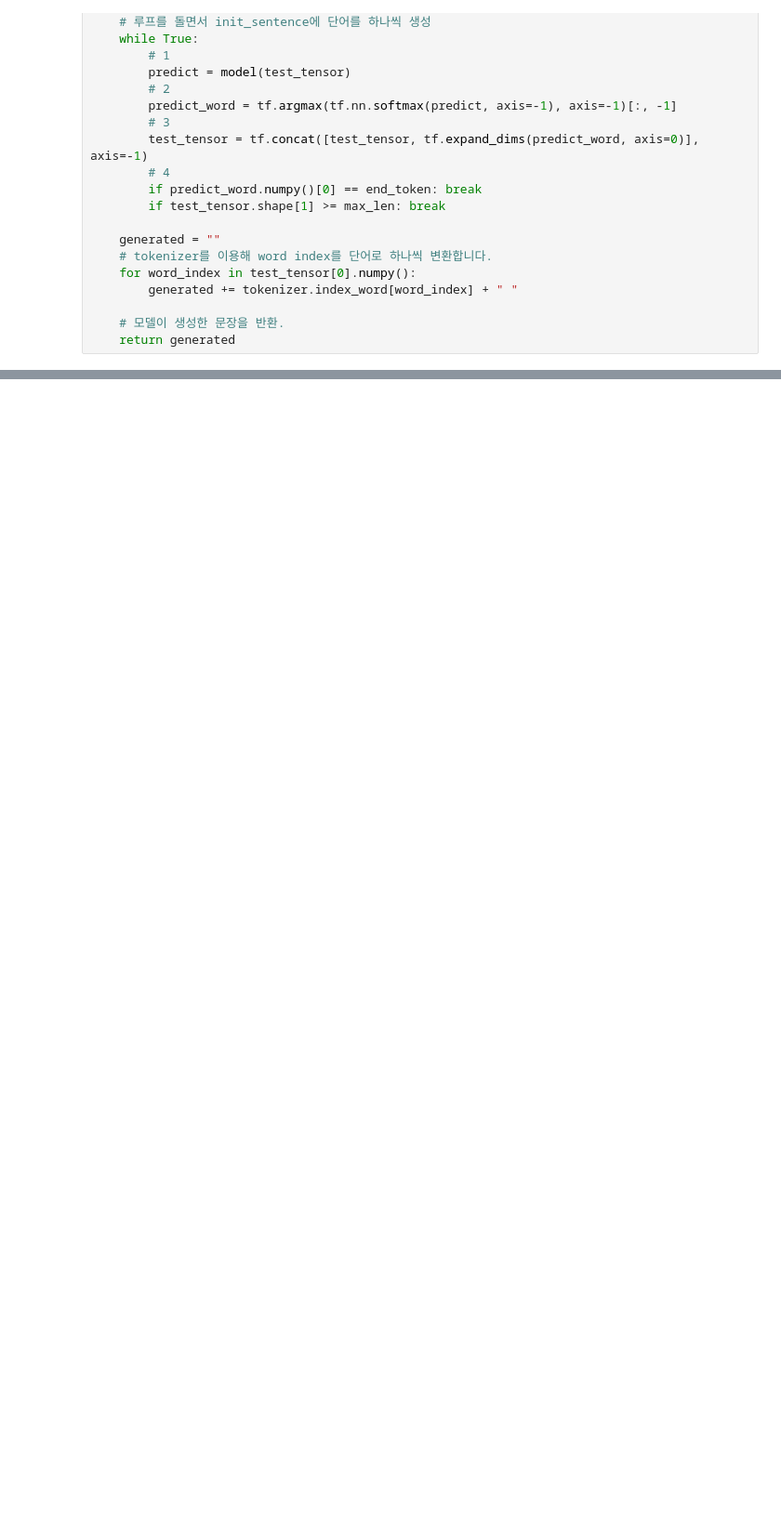
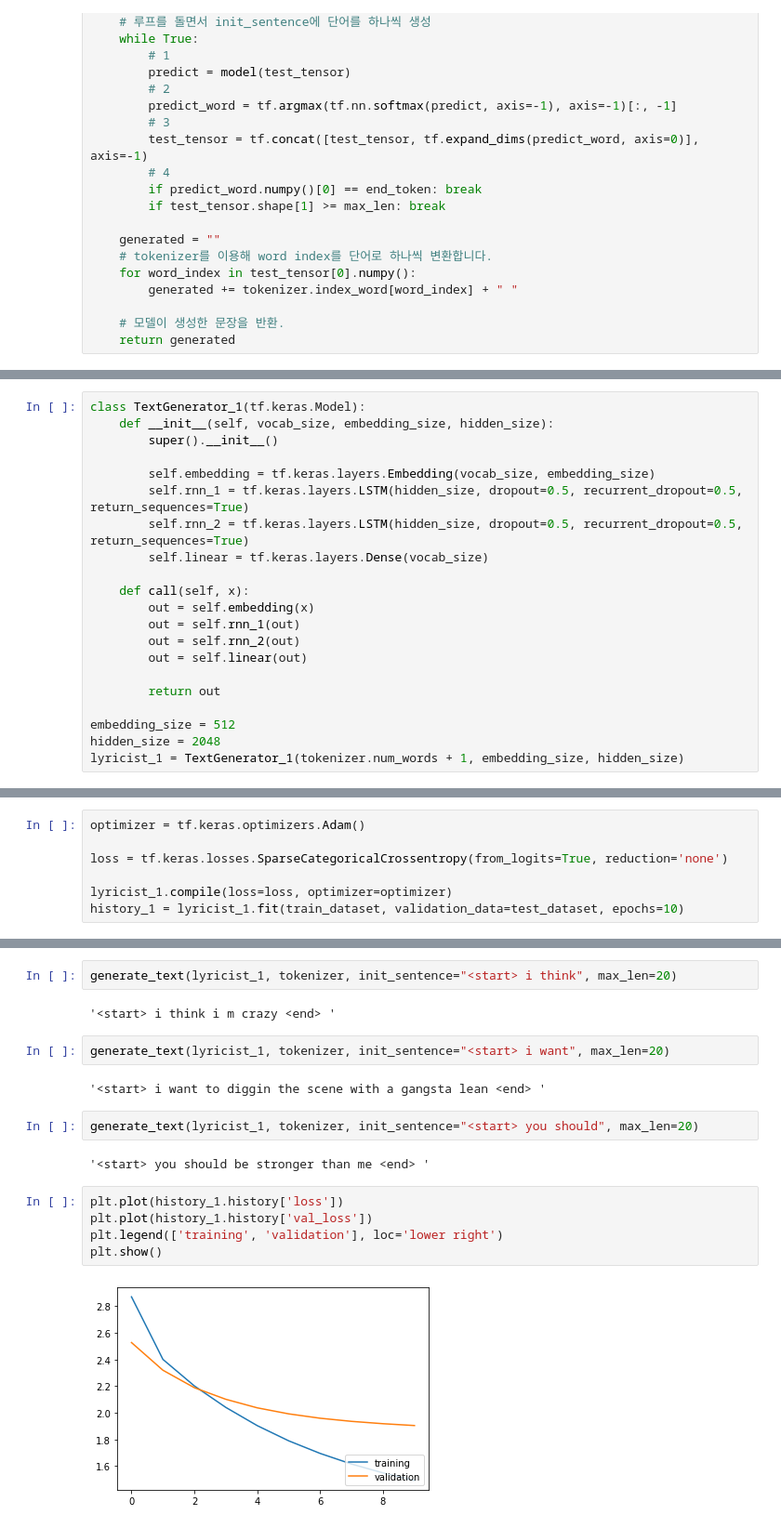
Before and after one commit to JHyeok-Choi/AIFFEL, a Jupyter notebook: [E-06]Lyricist.ipynb, the cells around one changed output, grey strips where cells are left out. Shown: that part at 93% size. Saved outputs shown, nothing was run; the diff lists cells and outputs as text; blank space fills up the shorter version.

```diff
--- a/[E-06]Lyricist.ipynb
+++ b/[E-06]Lyricist.ipynb
@@ -412,0 +390,21 @@ plt.show()
+# %%
+class TextGenerator_1(tf.keras.Model):
+    def __init__(self, vocab_size, embedding_size, hidden_size):
+        super().__init__()
+
+        self.embedding = tf.keras.layers.Embedding(vocab_size, embedding_size)
+        self.rnn_1 = tf.keras.layers.LSTM(hidden_size, dropout=0.5, recurrent_dropout=0.5, return_sequences=True)
+        self.rnn_2 = tf.keras.layers.LSTM(hidden_size, dropout=0.5, recurrent_dropout=0.5, return_sequences=True)
+        self.linear = tf.keras.layers.Dense(vocab_size)
+
+    def call(self, x):
+        out = self.embedding(x)
+        out = self.rnn_1(out)
+        out = self.rnn_2(out)
+        out = self.linear(out)
+
+        return out
+
+embedding_size = 512
+hidden_size = 2048
+lyricist_1 = TextGenerator_1(tokenizer.num_words + 1, embedding_size, hidden_size)
@@ -412,0 +414,7 @@ plt.show()
+# %%
+optimizer = tf.keras.optimizers.Adam()
+
+loss = tf.keras.losses.SparseCategoricalCrossentropy(from_logits=True, reduction='none')
+
+lyricist_1.compile(loss=loss, optimizer=optimizer)
+history_1 = lyricist_1.fit(train_dataset, validation_data=test_dataset, epochs=10)
@@ -412,0 +461,19 @@ plt.show()
+# %%
+generate_text(lyricist_1, tokenizer, init_sentence="<start> i think", max_len=20)
+# %% [output]
+'<start> i think i m crazy <end> '
+# %%
+generate_text(lyricist_1, tokenizer, init_sentence="<start> i want", max_len=20)
+# %% [output]
+'<start> i want to diggin the scene with a gangsta lean <end> '
+# %%
+generate_text(lyricist_1, tokenizer, init_sentence="<start> you should", max_len=20)
+# %% [output]
+'<start> you should be stronger than me <end> '
+# %%
+plt.plot(history_1.history['loss'])
+plt.plot(history_1.history['val_loss'])
+plt.legend(['training', 'validation'], loc='lower right')
+plt.show()
+# %% [output]
+[figure, added]
```
Also changed, not shown: parts of 29 cells of this notebook.
